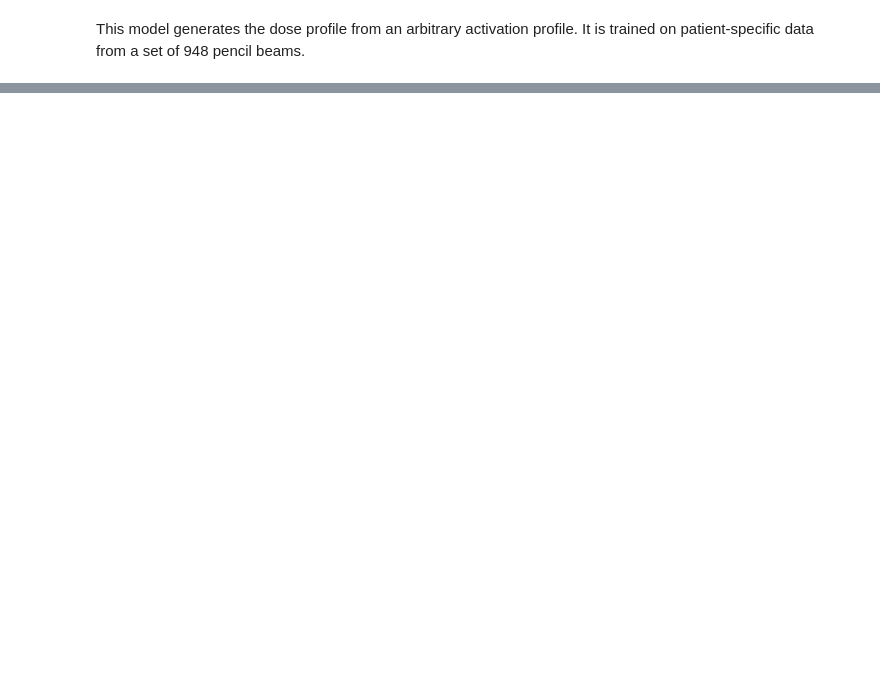
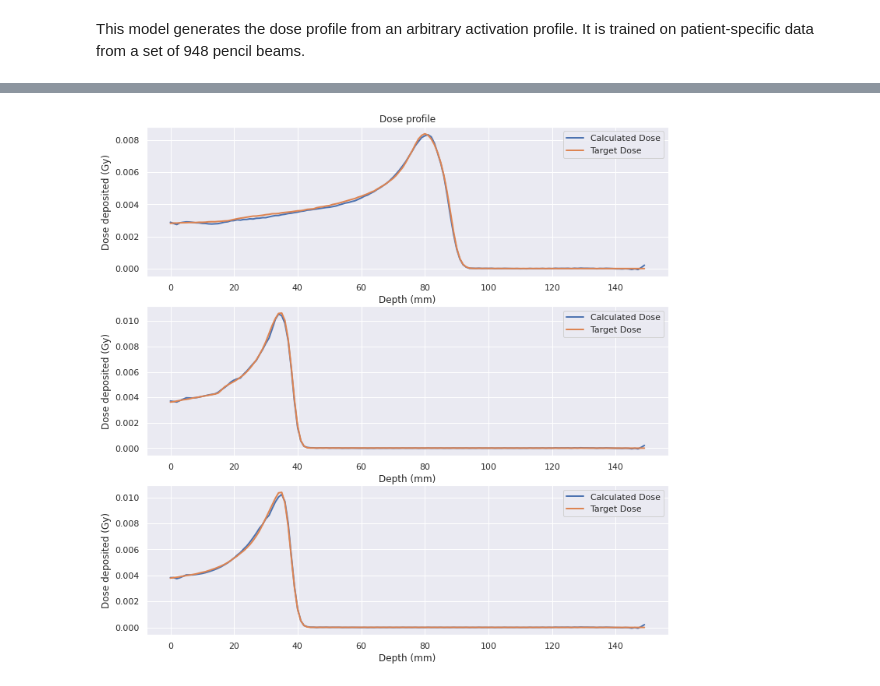
Before and after one commit to pcabrales/prototwin, a Jupyter notebook: deep-learning-dose-activity-dictionary/dad-nn.ipynb, the cells around one changed output, grey strips where cells are left out. Cells and saved outputs as stored; diff of their text form; code cells hidden in the pictures; blank space fills up the shorter version.

```diff
--- a/deep-learning-dose-activity-dictionary/dad-nn.ipynb
+++ b/deep-learning-dose-activity-dictionary/dad-nn.ipynb
@@ -99,6 +93,8 @@ plot_slices(trained_model, val_loader, device, mean_input=mean_input, std_input=
 # %%
 # Plotting the dose-depth profiles
-save_plot_dir = "images/R2AttUNet-v1-ddp.png"
+save_plot_dir = "images/unet-v10-ddp.png"
 plot_ddp(trained_model, train_loader, device, mean_output=mean_output,
          std_output=std_output, save_plot_dir = save_plot_dir)
+# %% [output]
+[figure, added]
 # %%
```
Also changed, not shown: parts of 7 cells of this notebook, 4 other files.
